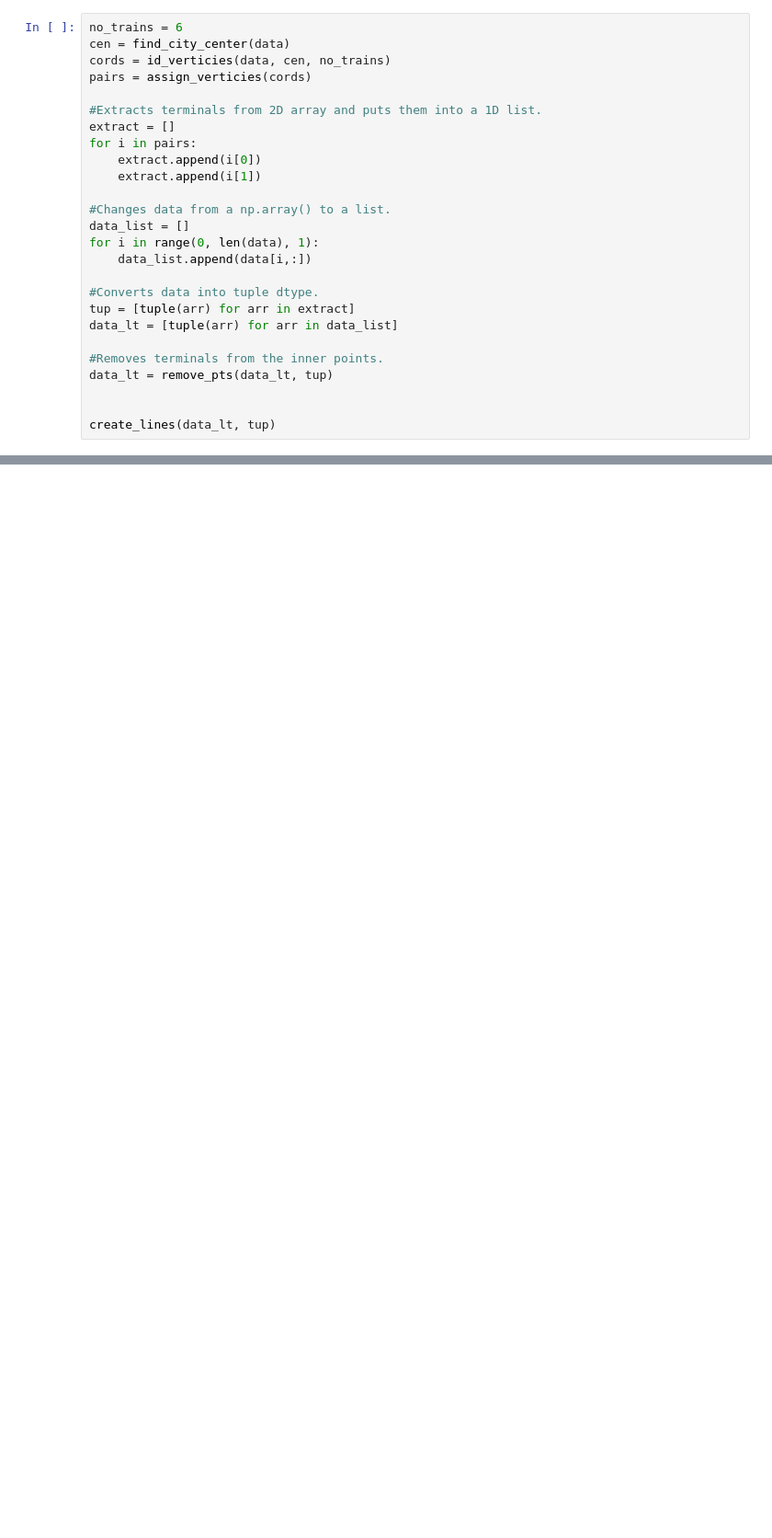
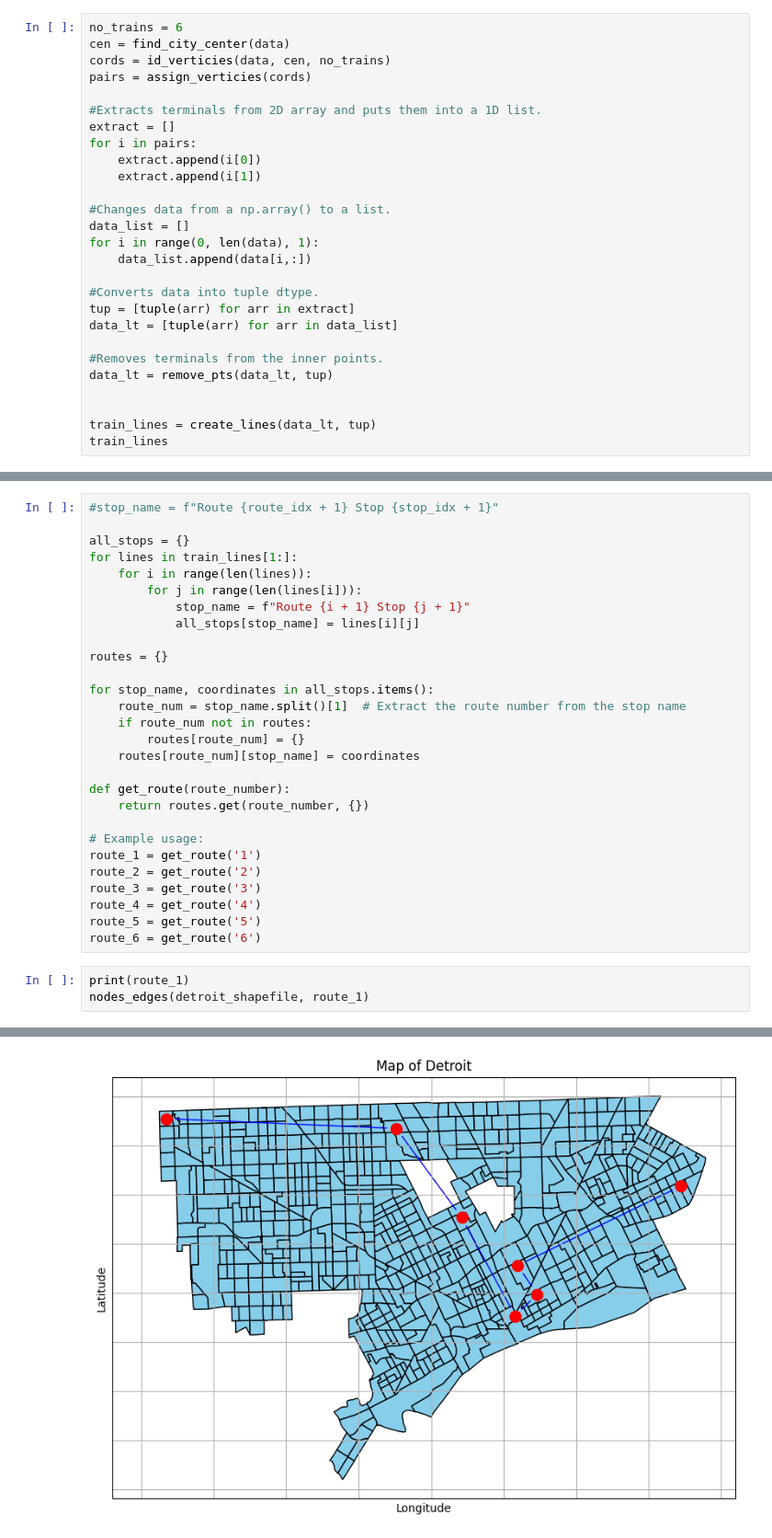
Before and after one commit to mgagea/CMSE202-Final-Project, a Jupyter notebook: Testing.ipynb, the cells around one changed output, grey strips where cells are left out. Shown at 92% size. Saved outputs shown, nothing was run; the diff lists cells and outputs as text; blank space fills up the shorter version.

```diff
--- a/Testing.ipynb
+++ b/Testing.ipynb
@@ -186,5 +202,6 @@ data_lt = [tuple(arr) for arr in data_list]
 data_lt = remove_pts(data_lt, tup)
 
 
-create_lines(data_lt, tup)
+train_lines = create_lines(data_lt, tup)
+train_lines
 # %% [output]
@@ -207,0 +316,32 @@ create_lines(data_lt, tup)
+# %%
+#stop_name = f"Route {route_idx + 1} Stop {stop_idx + 1}"
+
+all_stops = {}
+for lines in train_lines[1:]:
+    for i in range(len(lines)):
+        for j in range(len(lines[i])):
+            stop_name = f"Route {i + 1} Stop {j + 1}"
+            all_stops[stop_name] = lines[i][j]
+
+routes = {}
+
+for stop_name, coordinates in all_stops.items():
+    route_num = stop_name.split()[1]  # Extract the route number from the stop name
+    if route_num not in routes:
+        routes[route_num] = {}
+    routes[route_num][stop_name] = coordinates
+
+def get_route(route_number):
+    return routes.get(route_number, {})
+
+# Example usage:
+route_1 = get_route('1')
+route_2 = get_route('2')
+route_3 = get_route('3')
+route_4 = get_route('4')
+route_5 = get_route('5')
+route_6 = get_route('6')
+# %%
+print(route_1)
+nodes_edges(detroit_shapefile, route_1)
+# %% [output]
@@ -207,0 +351 @@ create_lines(data_lt, tup)
+[figure, added]
```
Also changed, not shown: parts of 10 cells of this notebook.
